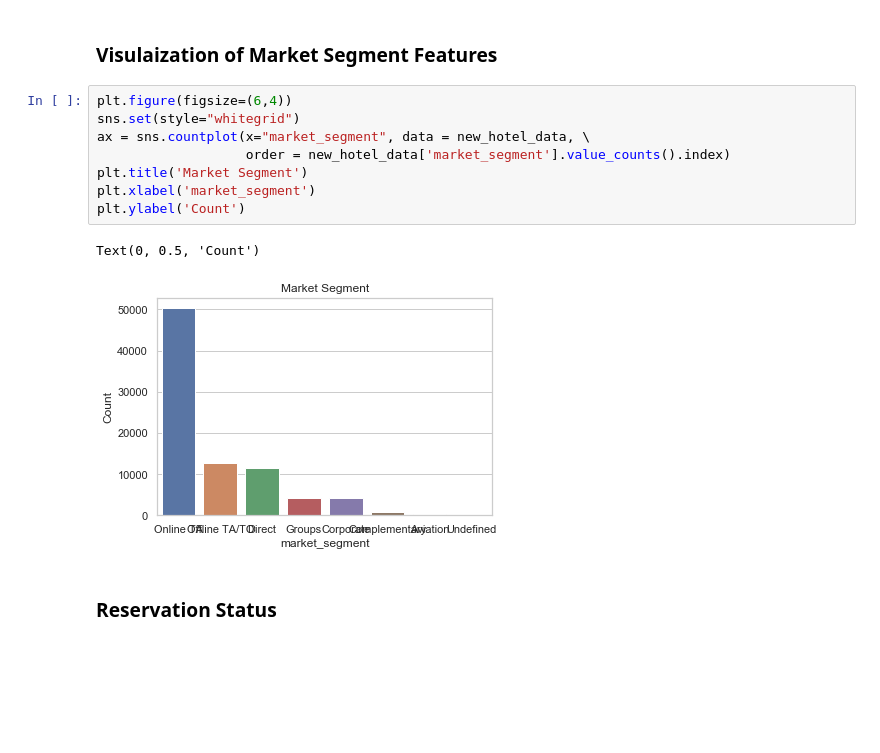
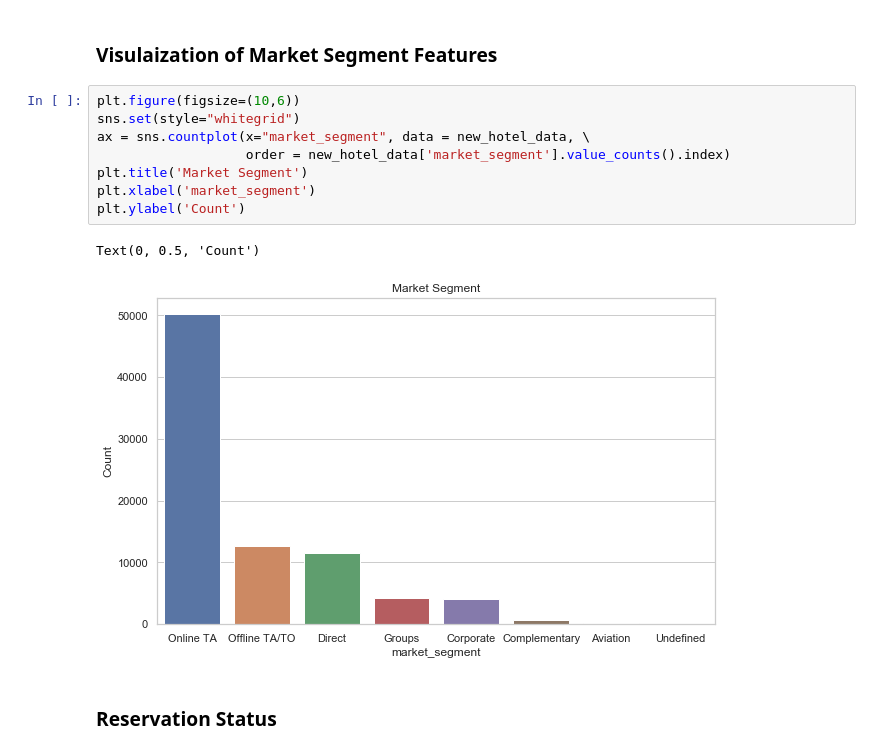
Before and after one commit to robinyUArizona/Hotel-Booking-Demand, a Jupyter notebook: EDA-Feature-Selection-Hotel-Booking_Demand.ipynb, the cells around one changed output. Saved outputs shown, nothing was run; the diff lists cells and outputs as text; blank space fills up the shorter version.

```diff
--- a/EDA-Feature-Selection-Hotel-Booking_Demand.ipynb
+++ b/EDA-Feature-Selection-Hotel-Booking_Demand.ipynb
@@ -1253,16 +1253,16 @@ Text(0, 0.5, 'Total Count')
 # %% [markdown]
 ### Visulaization of Market Segment Features
 # %%
-plt.figure(figsize=(6,4))
+plt.figure(figsize=(10,6))
 sns.set(style="whitegrid")
 ax = sns.countplot(x="market_segment", data = new_hotel_data, \
                    order = new_hotel_data['market_segment'].value_counts().index)
 plt.title('Market Segment')
 plt.xlabel('market_segment')
 plt.ylabel('Count')
 # %% [output]
 Text(0, 0.5, 'Count')
-[figure, old version]
+[figure, new version]
 # %% [markdown]
 ### Reservation Status
 # %%
```
Also changed, not shown: parts of 1 cell of this notebook.
